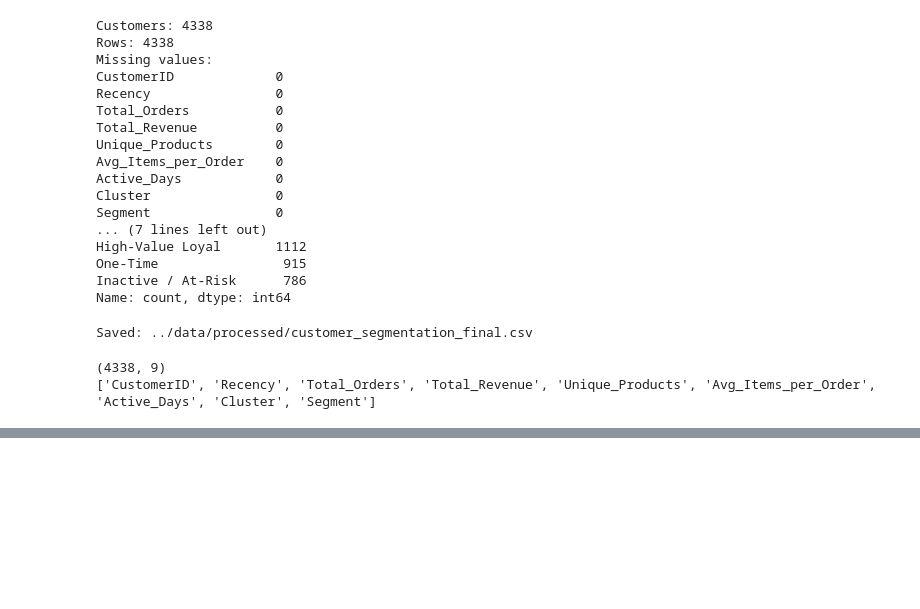
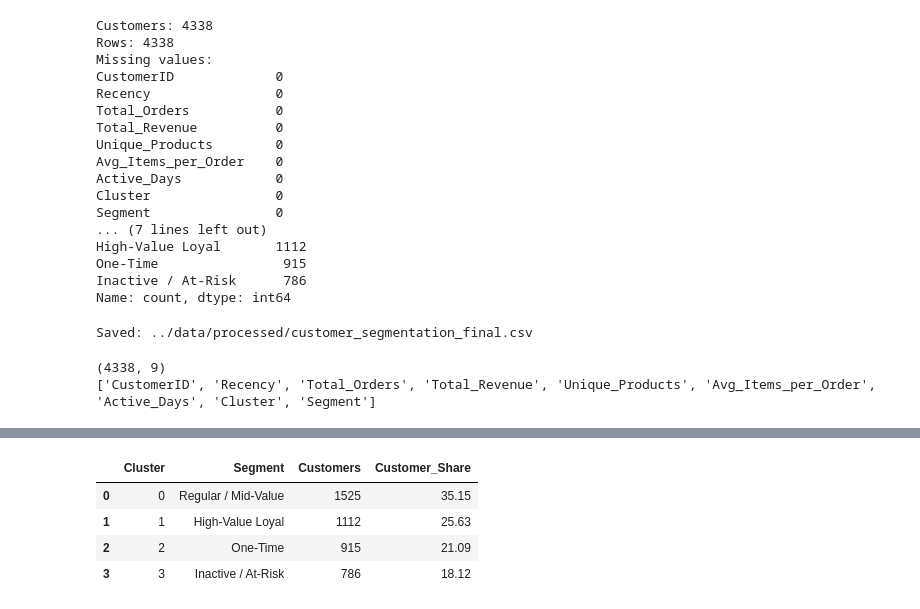
Before and after one commit to sayani-code/customer-segmentation-business-strategy, a Jupyter notebook: notebooks/03_customer_features.ipynb, the cells around one changed output, grey strips where cells are left out. Saved outputs shown, nothing was run; the diff lists cells and outputs as text; code cells hidden in the pictures; blank space fills up the shorter version.

```diff
--- a/notebooks/03_customer_features.ipynb
+++ b/notebooks/03_customer_features.ipynb
@@ -733,0 +772,23 @@ print(check.columns.tolist())
+# %%
+segment_validation = (
+    rfm
+    .groupby(["Cluster", "Segment"])
+    .agg(
+        Customers=("CustomerID", "count")
+    )
+    .reset_index()
+)
+
+segment_validation["Customer_Share"] = (
+    segment_validation["Customers"]
+    / len(rfm)
+    * 100
+)
+
+segment_validation.round(2)
+# %% [output]
+|  | Cluster | Segment | Customers | Customer_Share |
+| 0 | 0 | Regular / Mid-Value | 1525 | 35.15 |
+| 1 | 1 | High-Value Loyal | 1112 | 25.63 |
+| 2 | 2 | One-Time | 915 | 21.09 |
+| 3 | 3 | Inactive / At-Risk | 786 | 18.12 |
```
Also changed, not shown: parts of 5 cells of this notebook.
